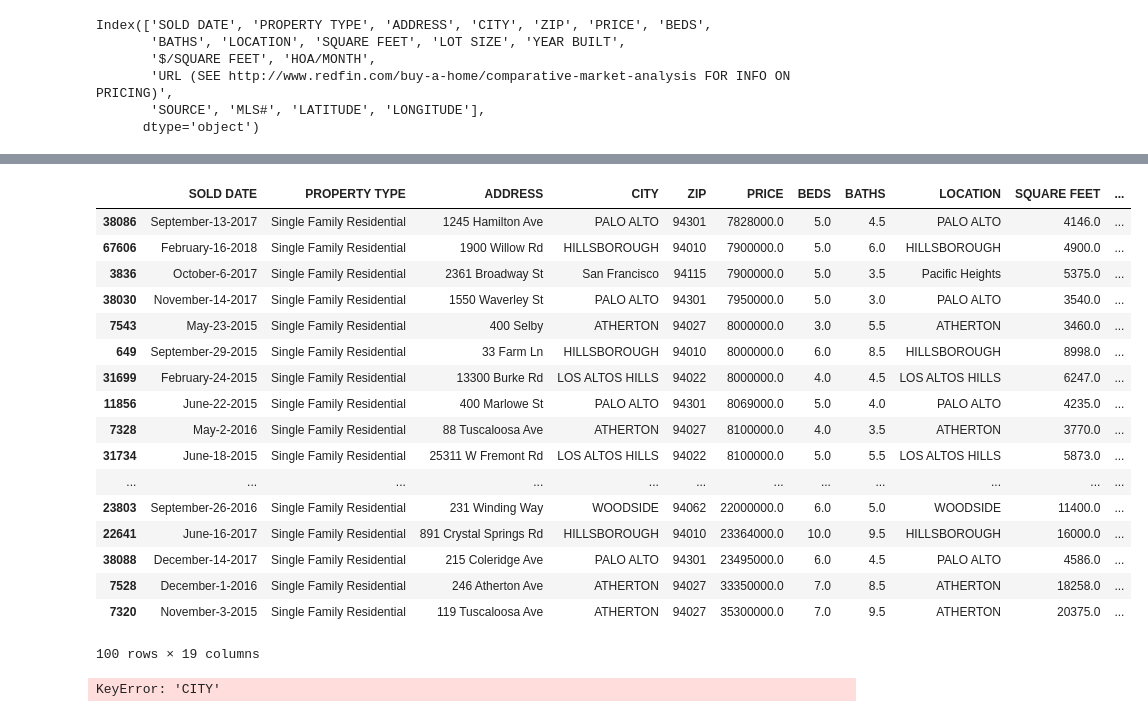
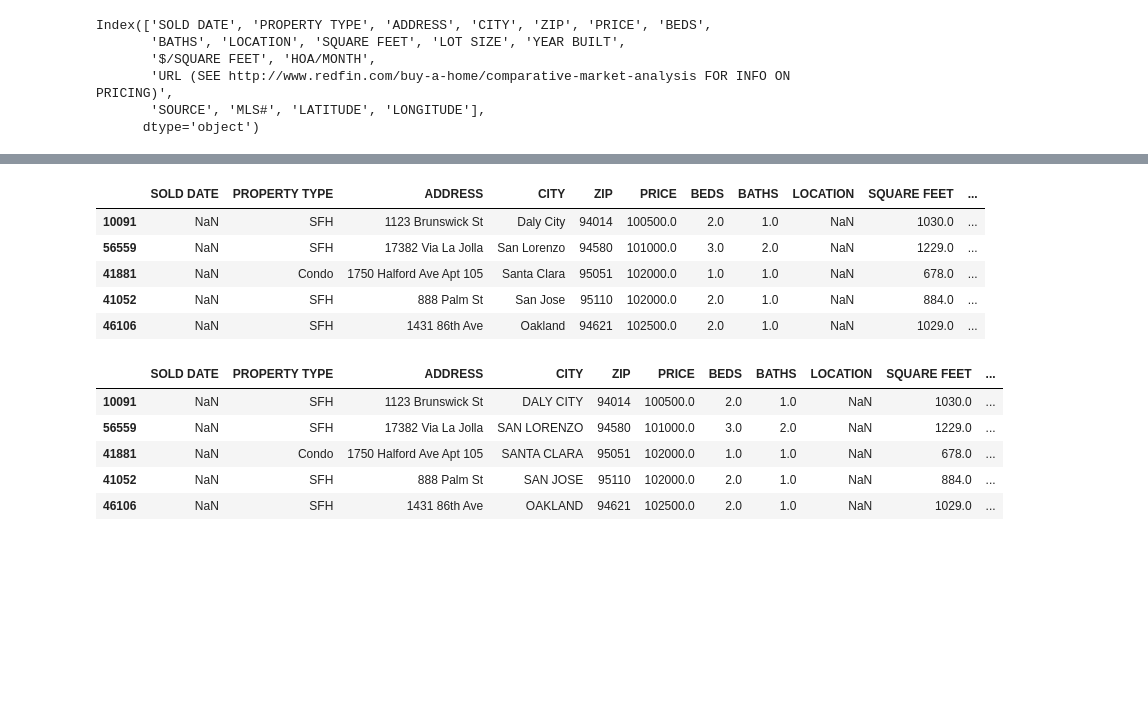
Before and after one commit to Yishi1215/House-Price-In-San-Francisco-Bay-Area, a Jupyter notebook: data_cleaning.ipynb, the cells around one changed output, grey strips where cells are left out. Saved outputs shown, nothing was run; the diff lists cells and outputs as text; code cells hidden in the pictures; blank space fills up the shorter version.

```diff
--- a/data_cleaning.ipynb
+++ b/data_cleaning.ipynb
@@ -2,6 +2,7 @@
 import pandas as pd
 import numpy as np
 from matplotlib import pyplot as plt
+from decimal import *
 
 filename = 'merged_data.csv'
 df = pd.read_csv(filename, dtype={'NEXT OPEN HOUSE START TIME': 'str', 'NEXT OPEN HOUSE END TIME': 'str'})
@@ -18,7 +19,8 @@ print(df_dropcol.shape)
 
 #delete rows with missing values in important columns
 df_na = df_dropcol.replace('', np.nan)
-df_nomissing = df_na.dropna(subset = ['SOLD DATE', 'PROPERTY TYPE', 'ADDRESS', 'CITY', 'ZIP', 'PRICE', 'BEDS', 'BATHS', 'SQUARE FEET', 'YEAR BUILT'])
+#df_nomissing = df_na.dropna(subset = ['SOLD DATE', 'PROPERTY TYPE', 'ADDRESS', 'CITY', 'ZIP', 'PRICE', 'BEDS', 'BATHS', 'SQUARE FEET', 'YEAR BUILT'])
+df_nomissing = df_na.dropna(subset = ['PROPERTY TYPE', 'PRICE'])
 print(df_nomissing.shape)
 # %% [output]
 (69468, 28)
@@ -52,10 +54,12 @@ Index(['SOLD DATE', 'PROPERTY TYPE', 'ADDRESS', 'CITY', 'ZIP', 'PRICE', 'BEDS',
        'SOURCE', 'MLS#', 'LATITUDE', 'LONGITUDE'],
       dtype='object')
 # %%
-# delete rows which property type is unknown/other/vacant land
-df_protype1 = df_nomissing[df_nomissing['PROPERTY TYPE'] != 'Unknown']
-df_protype2 = df_protype1[df_protype1['PROPERTY TYPE'] != 'Vacant Land']
-df_protype3 = df_protype2[df_protype2['PROPERTY TYPE'] != 'Other']
-df_protype = df_protype3[df_protype3['PROPERTY TYPE'] != 'Mobile/Manufactured Home']
+# delete rows which property type is unknown/other/vacant land/Multi-Family
+df_protype = df_nomissing[df_nomissing['PROPERTY TYPE'] != 'Unknown']
+df_protype = df_protype[df_protype['PROPERTY TYPE'] != 'Vacant Land']
+df_protype = df_protype[df_protype['PROPERTY TYPE'] != 'Other']
+df_protype = df_protype[df_protype['PROPERTY TYPE'] != 'Mobile/Manufactured Home']
+df_protype = df_protype[df_protype['PROPERTY TYPE'] != 'Multi-Family (2-4 Unit)']
+df_protype = df_protype[df_protype['PROPERTY TYPE'] != 'Multi-Family (5+ Unit)']
 df_protype.shape
 # %% [output]
@@ -152,6 +158,4 @@ df_nooutlier.head()
 # %%
-df_nooutlier.replace('Single Family Residential', 'SFH')
-df_nooutlier.replace('Multi-Family (2-4 Unit)', 'MFH')
-df_nooutlier.replace('Multi-Family (5+ Unit)', 'MFH')
-df_nooutlier.replace('Townhouse', 'TH')
-df_nooutlier.replace('Condo/Co-op', 'Condo')
+df_nooutlier = df_nooutlier.replace('Single Family Residential', 'SFH')
+df_nooutlier = df_nooutlier.replace('Townhouse', 'TH')
+df_nooutlier = df_nooutlier.replace('Condo/Co-op', 'Condo')
@@ -177,25 +162,24 @@ df_nooutlier.replace('Condo/Co-op', 'Condo')
 # %%
-df_nooutlier.tail()
+df_nooutlier.head()
 # %% [output]
 |  | SOLD DATE | PROPERTY TYPE | ADDRESS | CITY | ZIP | PRICE | BEDS | BATHS | LOCATION | SQUARE FEET | ... |
-| 38086 | September-13-2017 | Single Family Residential | 1245 Hamilton Ave | PALO ALTO | 94301 | 7828000.0 | 5.0 | 4.5 | PALO ALTO | 4146.0 | ... |
-| 67606 | February-16-2018 | Single Family Residential | 1900 Willow Rd | HILLSBOROUGH | 94010 | 7900000.0 | 5.0 | 6.0 | HILLSBOROUGH | 4900.0 | ... |
-| 3836 | October-6-2017 | Single Family Residential | 2361 Broadway St | San Francisco | 94115 | 7900000.0 | 5.0 | 3.5 | Pacific Heights | 5375.0 | ... |
-| 38030 | November-14-2017 | Single Family Residential | 1550 Waverley St | PALO ALTO | 94301 | 7950000.0 | 5.0 | 3.0 | PALO ALTO | 3540.0 | ... |
-| 7543 | May-23-2015 | Single Family Residential | 400 Selby | ATHERTON | 94027 | 8000000.0 | 3.0 | 5.5 | ATHERTON | 3460.0 | ... |
-| 649 | September-29-2015 | Single Family Residential | 33 Farm Ln | HILLSBOROUGH | 94010 | 8000000.0 | 6.0 | 8.5 | HILLSBOROUGH | 8998.0 | ... |
-| 31699 | February-24-2015 | Single Family Residential | 13300 Burke Rd | LOS ALTOS HILLS | 94022 | 8000000.0 | 4.0 | 4.5 | LOS ALTOS HILLS | 6247.0 | ... |
-| 11856 | June-22-2015 | Single Family Residential | 400 Marlowe St | PALO ALTO | 94301 | 8069000.0 | 5.0 | 4.0 | PALO ALTO | 4235.0 | ... |
-| 7328 | May-2-2016 | Single Family Residential | 88 Tuscaloosa Ave | ATHERTON | 94027 | 8100000.0 | 4.0 | 3.5 | ATHERTON | 3770.0 | ... |
-| 31734 | June-18-2015 | Single Family Residential | 25311 W Fremont Rd | LOS ALTOS HILLS | 94022 | 8100000.0 | 5.0 | 5.5 | LOS ALTOS HILLS | 5873.0 | ... |
-| ... | ... | ... | ... | ... | ... | ... | ... | ... | ... | ... | ... |
-| 23803 | September-26-2016 | Single Family Residential | 231 Winding Way | WOODSIDE | 94062 | 22000000.0 | 6.0 | 5.0 | WOODSIDE | 11400.0 | ... |
-| 22641 | June-16-2017 | Single Family Residential | 891 Crystal Springs Rd | HILLSBOROUGH | 94010 | 23364000.0 | 10.0 | 9.5 | HILLSBOROUGH | 16000.0 | ... |
-| 38088 | December-14-2017 | Single Family Residential | 215 Coleridge Ave | PALO ALTO | 94301 | 23495000.0 | 6.0 | 4.5 | PALO ALTO | 4586.0 | ... |
-| 7528 | December-1-2016 | Single Family Residential | 246 Atherton Ave | ATHERTON | 94027 | 33350000.0 | 7.0 | 8.5 | ATHERTON | 18258.0 | ... |
-| 7320 | November-3-2015 | Single Family Residential | 119 Tuscaloosa Ave | ATHERTON | 94027 | 35300000.0 | 7.0 | 9.5 | ATHERTON | 20375.0 | ... |
+| 10091 | NaN | SFH | 1123 Brunswick St | Daly City | 94014 | 100500.0 | 2.0 | 1.0 | NaN | 1030.0 | ... |
+| 56559 | NaN | SFH | 17382 Via La Jolla | San Lorenzo | 94580 | 101000.0 | 3.0 | 2.0 | NaN | 1229.0 | ... |
+| 41881 | NaN | Condo | 1750 Halford Ave Apt 105 | Santa Clara | 95051 | 102000.0 | 1.0 | 1.0 | NaN | 678.0 | ... |
+| 41052 | NaN | SFH | 888 Palm St | San Jose | 95110 | 102000.0 | 2.0 | 1.0 | NaN | 884.0 | ... |
+| 46106 | NaN | SFH | 1431 86th Ave | Oakland | 94621 | 102500.0 | 2.0 | 1.0 | NaN | 1029.0 | ... |
-100 rows × 19 columns
-# %%
-df_type['CITY'] = df_type['CITY'].apply(lambda city: city.upper())
-# %% [output]
-KeyError: 'CITY'
+# %%
+df_nooutlier['CITY'] = df_nooutlier['CITY'].astype(str).apply(lambda city: city.upper())
+df_nooutlier = df_nooutlier.replace('S San Francisco', 'SOUTH SAN FRANCISCO')
+df_nooutlier = df_nooutlier.replace('So. San Francisco', 'SOUTH SAN FRANCISCO')
+df_nooutlier = df_nooutlier.replace('Redwood Shores', 'REDWOOD CITY')
+df_nooutlier = df_nooutlier[df_nooutlier['CITY'] != 'Out of Area']
+df_nooutlier = df_nooutlier[df_nooutlier['CITY'] != 'Outside Arizona']
+df_nooutlier.head()
+# %% [output]
+|  | SOLD DATE | PROPERTY TYPE | ADDRESS | CITY | ZIP | PRICE | BEDS | BATHS | LOCATION | SQUARE FEET | ... |
+| 10091 | NaN | SFH | 1123 Brunswick St | DALY CITY | 94014 | 100500.0 | 2.0 | 1.0 | NaN | 1030.0 | ... |
+| 56559 | NaN | SFH | 17382 Via La Jolla | SAN LORENZO | 94580 | 101000.0 | 3.0 | 2.0 | NaN | 1229.0 | ... |
+| 41881 | NaN | Condo | 1750 Halford Ave Apt 105 | SANTA CLARA | 95051 | 102000.0 | 1.0 | 1.0 | NaN | 678.0 | ... |
+| 41052 | NaN | SFH | 888 Palm St | SAN JOSE | 95110 | 102000.0 | 2.0 | 1.0 | NaN | 884.0 | ... |
+| 46106 | NaN | SFH | 1431 86th Ave | OAKLAND | 94621 | 102500.0 | 2.0 | 1.0 | NaN | 1029.0 | ... |
```
Also changed, not shown: parts of 17 cells of this notebook, 3 other files.
